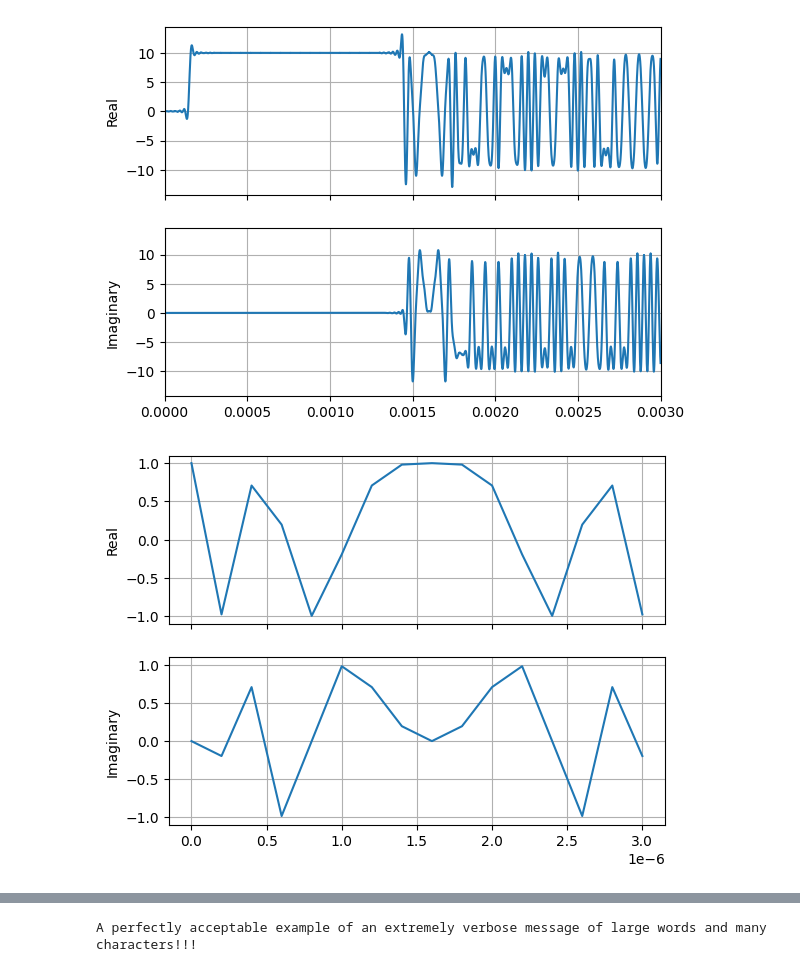
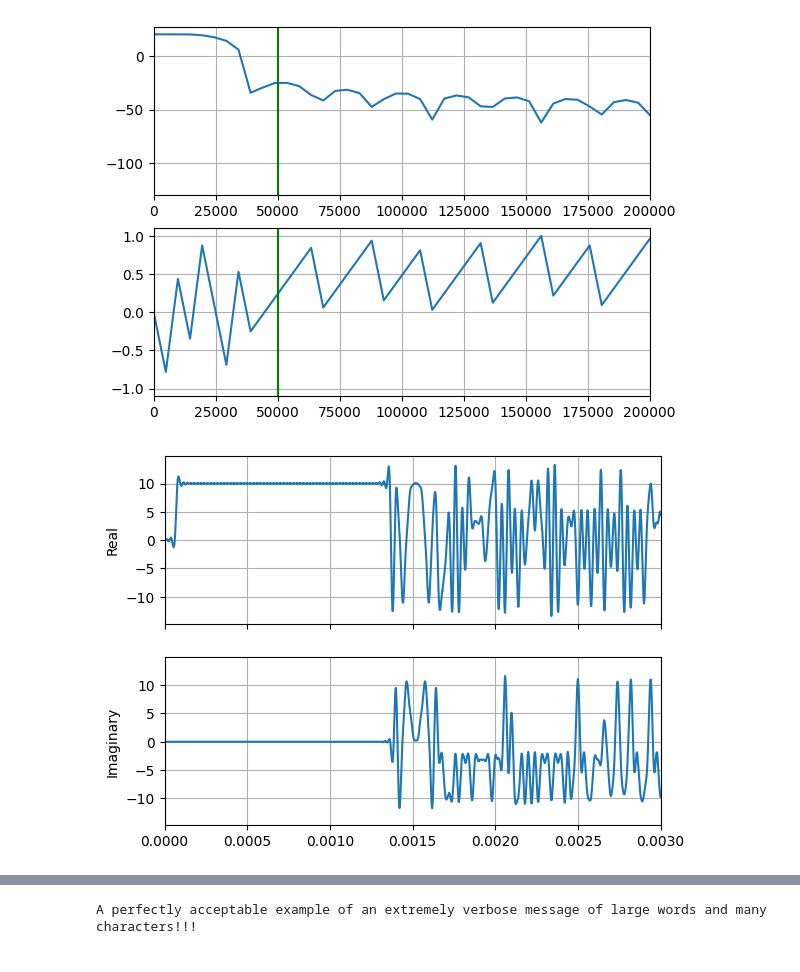
Before and after one commit to sidalok1/QAM-FPGA, a Jupyter notebook: python/qam.ipynb, the cells around one changed output, grey strips where cells are left out. Drawn from its saved outputs; the diff is of its cells as text; code cells hidden in the pictures.

```diff
--- a/python/qam.ipynb
+++ b/python/qam.ipynb
@@ -12,7 +12,7 @@ DWIDTH = 16
 DFRAC  = 12
 
 msg = "A perfectly acceptable example of an extremely verbose message of large words and many characters!!!"
-M = 4
+M = 16
 fc = 1e6
 br = 50e3
 fs = 5e6
@@ -24,7 +24,7 @@ B = 350e3 # channel BW
 
 sync_len = 64
 zadoff_chu_len = 16
-span = 16
+span = 8
 beta = 0.5
 
 constellation = get_const(f'{M}-QAM', Es)
@@ -47,35 +53,45 @@ zadoff_chu_seq = zadoff_chu(zadoff_chu_len)
 write_mem_file(zadoff_chu_seq, DWIDTH, DFRAC, 'zadoff_chu.mem', complex=True, sep=' ')
 
 rrc = get_rrc_pulse(beta, span, sps)
-write_mem_file(rrc[::-1], DWIDTH, DFRAC, 'rrc.mem', complex=False)
+w, h = signal.freqz(rrc, fs=fs)
+fig, (ax0, ax1) = plt.subplots(2, 1)
+ax0.plot(w, 20*np.log10(np.abs(h)))
+ax1.plot(w, np.angle(h)/np.pi)
+for axis in [ax0, ax1]:
+  axis.axvline(x=br, color='g')
+  axis.set_xlim([0, br*4])
+  axis.grid()
+fig.show()
+rrc_up = rrc if len(rrc)%sps == 0 else np.pad(rrc, (0, sps - (len(rrc)%sps)))
+write_mem_file(rrc_up, DWIDTH, DFRAC, 'rrc.mem', complex=False)
 
 dn = sps // sps_rx
 dn_filt_size = ((span*sps_rx)+1)*dn
 rrc_dn = np.reshape(np.pad(rrc, (0, dn_filt_size-len(rrc))), ((span*sps_rx)+1, dn)).T
 if not Path('./rrc').exists():
   Path('./rrc').mkdir()
 for n in range(len(rrc_dn)):
   write_mem_file(rrc_dn[n], DWIDTH, DFRAC, f'rrc/rrc_d{n}.mem', complex=False)
 # write_mem_file(rrc_dn.flatten(), DWIDTH, DFRAC, 'rrc_dn.mem')
 
 # full_msg = np.convolve(upsample(np.concat((sync_symbs, zadoff_chu_seq, symbs)), sps), rrc)
 full_msg = signal.resample_poly(np.pad(np.concat((sync_symbs, zadoff_chu_seq, symbs)), span//2), sps, 1, window=rrc)
 
 fig, ax1, ax2 = plot_complex_time_sequence(full_msg, fs)
 plt.xlim((0.0000, 0.003))
 plt.show()
 
 # X = fft.fftshift(fft.fft(full_msg))
 # f = fft.fftshift(fft.fftfreq(len(X), fs))
 # plt.figure(figsize=(20,5))
 # plt.plot(f, 10*np.log10(np.abs(X)))
 # Z = fft.fftshift(fft.fft(np.pad(zadoff_chu_seq, len(zadoff_chu_seq)*2)))
 # f = fft.fftshift(fft.fftfreq(len(Z), fs))
 # plt.plot(f, 10*np.log10(np.abs(Z)))
 # plt.grid()
 # plt.show()
 plot_complex_time_sequence(zadoff_chu_seq, fs)
 plt.show()
 # %% [output]
-[figure, old version]
+[figure, new version]
-[figure, old version]
+[figure, new version]
```
Also changed, not shown: parts of 9 cells of this notebook, 23 other files.
